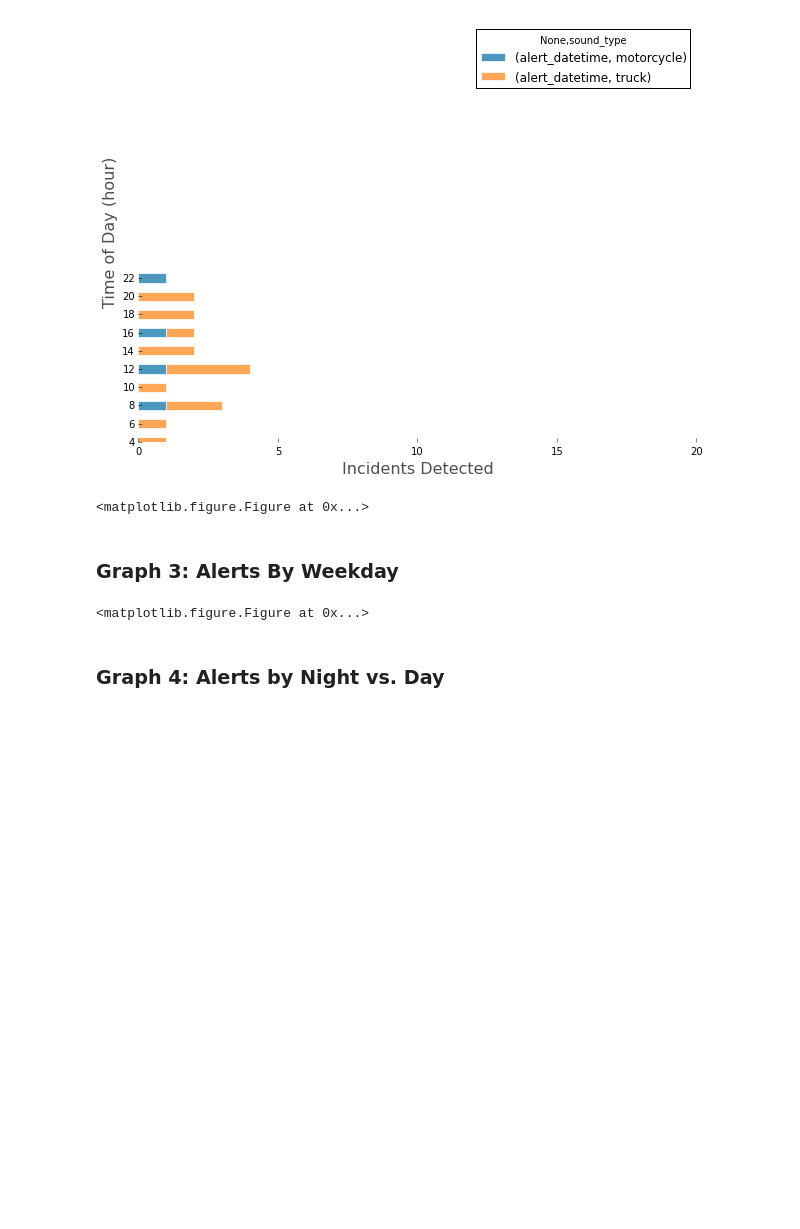
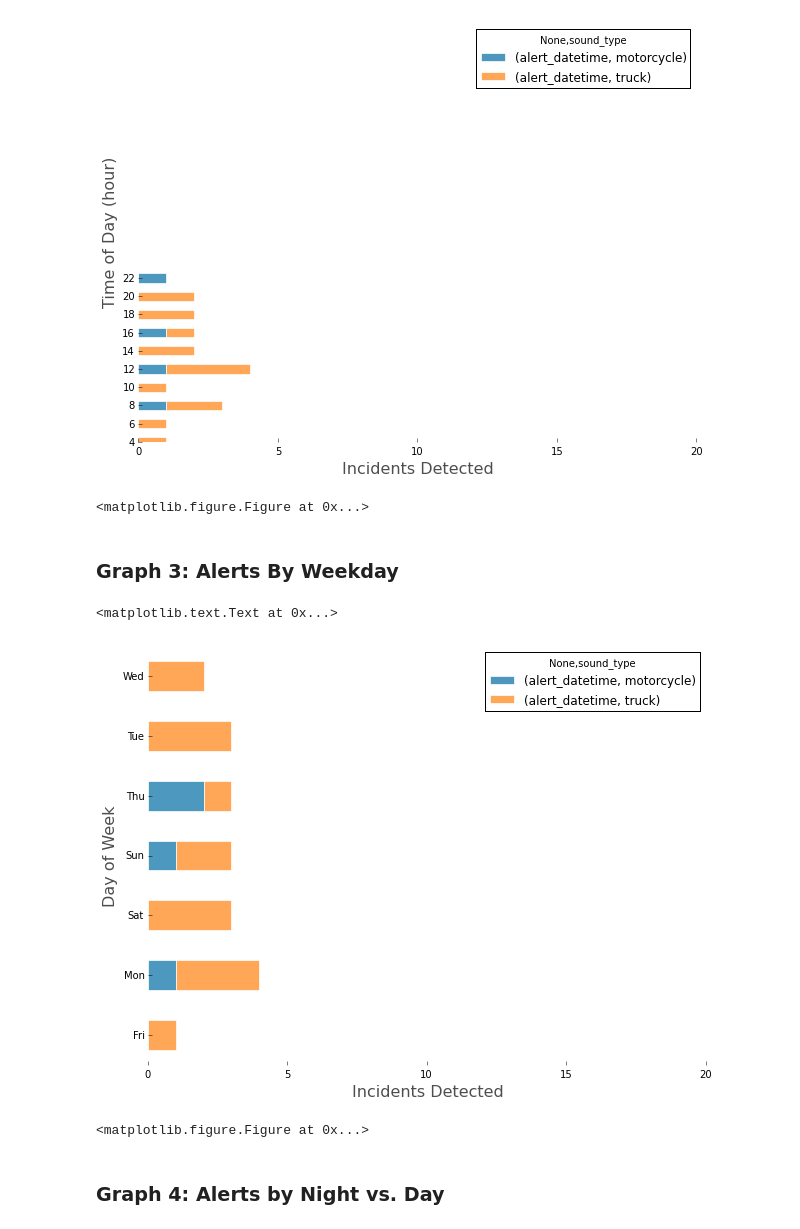
Before and after one commit to flygeneticist/rfcx-data-vizualization, a Jupyter notebook: RFCx-Alert-Graphs.ipynb, the cells around one changed output. Cells and saved outputs as stored; diff of their text form; code cells hidden in the pictures; blank space fills up the shorter version.

```diff
--- a/RFCx-Alert-Graphs.ipynb
+++ b/RFCx-Alert-Graphs.ipynb
@@ -253,6 +253,50 @@ plt.savefig('figures/alerts_by_hour.png', dpi=300)
 <matplotlib.figure.Figure at 0x...>
 # %% [markdown]
 ### Graph 3: Alerts By Weekday
+# %%
+# Create a figure of given size. Common sizes: (10, 7.5) and (12, 9)
+fig = plt.figure(figsize=(10, 7.5))
+# Add a subplot
+ax = fig.add_subplot(111)
+# Set title
+# ttl = 'Your RFCx Alerts For This Week'
+# Set color transparency (0: transparent; 1: solid)
+a = 0.7
+
+ax = day_pivot.plot(kind='barh', stacked=True, color=palette, legend=True, ax=ax, alpha=a,
+                      edgecolor='w', xlim=(0,guid_pivot_xmax))
+# Remove the plot frame lines
+ax = plt.subplot(111)
+ax.spines["top"].set_visible(False)
+ax.spines["bottom"].set_visible(False)
+ax.spines["right"].set_visible(False)
+ax.spines["left"].set_visible(False)
+
+# Ensure that the axis ticks only show up on the bottom and left of the plot.
+ax.get_xaxis().tick_bottom()
+ax.get_yaxis().tick_left()
+# Remove grid lines (dotted lines inside plot)
+ax.grid(False)
+# Remove plot frame
+ax.set_frame_on(False)
+# Pandas trick: remove weird dotted line on axis
+ax.lines[0].set_visible(False)
+
+# Customize title, set position, allow space on top of plot for title
+# ax.set_title(ax.get_title(), fontsize=26, alpha=a, ha='left')
+# plt.subplots_adjust(top=0.9)
+# ax.title.set_position((0,1.08))
+
+# Set x axis label, set label text
+xlab = 'Incidents Detected'
+ax.set_xlabel(xlab, fontsize=16, alpha=a, ha='center')
+
+# Set y axis label, set label text
+ylab = 'Day of Week'
+ax.set_ylabel(ylab, fontsize=16, alpha=a, ha='center')
+# %% [output]
+<matplotlib.text.Text at 0x...>
+[figure, added]
 # %%
 # Save figure as png
 # TO DO: add tight bounding box
```
Also changed, not shown: parts of 2 cells of this notebook.
